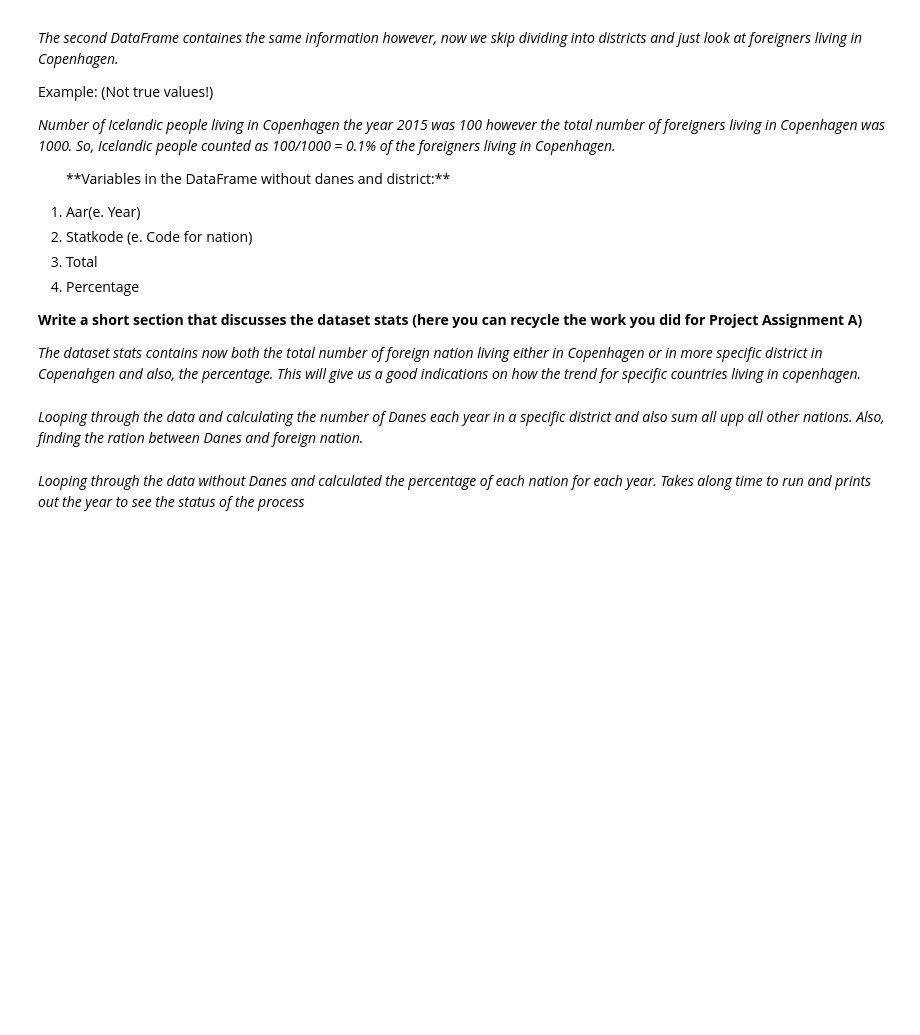
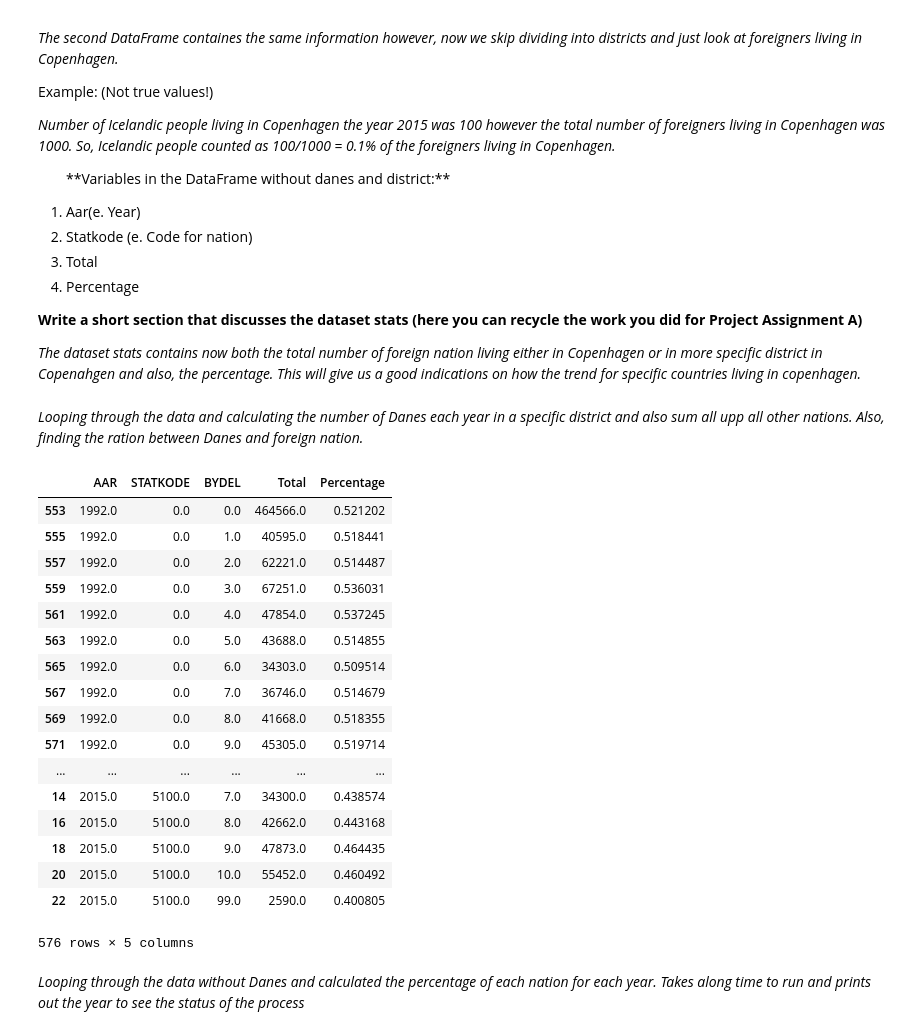
Before and after one commit to aripalli/CPH-data-analysis, a Jupyter notebook: Bubbi/Befolking.ipynb, the cells around one changed output. Cells and saved outputs as stored; diff of their text form; code cells hidden in the pictures; blank space fills up the shorter version.

Commit message:
Update on the data

```diff
--- a/Bubbi/Befolking.ipynb
+++ b/Bubbi/Befolking.ipynb
@@ -91,12 +91,20 @@ Example: (Not true values!)
 StatkodeList = BefolkingKBH_Data_noDanes.STATKODE.unique()
 BydelList = BefolkingKBH_Data_noDanes.BYDEL.unique()
 AlderList = BefolkingKBH_Data_noDanes.ALDER.unique()
+AarList = BefolkingKBH_Data_noDanes.AAR.unique()
 # %% [markdown]
 *Looping through the data and calculating the number of Danes each year in a specific district and also sum all upp all other nations. Also, finding the ration between Danes and foreign nation.*
 # %%
 # Here we process a dataset with the danes!
 Data_Array = np.array([]).reshape(0,5) # Create a numpy array
 for val,Year in enumerate(AarList):
+    Total_Dane = sum((BefolkingKBH_Data[((BefolkingKBH_Data['AAR'] == Year)
+                               & (BefolkingKBH_Data['STATKODE'] == 5100) )])['PERSONER'])
+    Total_Other = sum((BefolkingKBH_Data[((BefolkingKBH_Data['AAR'] == Year)
+                                        & ( (BefolkingKBH_Data['STATKODE'] is not 5100)))])['PERSONER'])
+    data = Total_Dane/(Total_Other+Total_Dane)
+    Data_Array = np.append(Data_Array,[[Year,5100.0,0,Total_Dane,data]],axis = 0)
+    Data_Array = np.append(Data_Array,[[Year,0.0,0,Total_Other,1-data]],axis = 0)
     for val3,District in enumerate(BydelList):
         Total_Dane = sum((BefolkingKBH_Data[((BefolkingKBH_Data['AAR'] == Year)
                                         & (BefolkingKBH_Data['BYDEL'] == District)
@@ -112,6 +120,27 @@ for val,Year in enumerate(AarList):
 # Create a dataframe from the numpy array and sort based on year, country number and district.
 Kbh_Stats = pd.DataFrame(Data_Array, columns = ['AAR', 'STATKODE', 'BYDEL','Total','Percentage'])
 Kbh_Stats = Kbh_Stats.sort_values(['AAR', 'STATKODE', 'BYDEL'], ascending = [1,1,1])
+# %%
+Kbh_Stats
+# %% [output]
+|  | AAR | STATKODE | BYDEL | Total | Percentage |
+| 553 | 1992.0 | 0.0 | 0.0 | 464566.0 | 0.521202 |
+| 555 | 1992.0 | 0.0 | 1.0 | 40595.0 | 0.518441 |
+| 557 | 1992.0 | 0.0 | 2.0 | 62221.0 | 0.514487 |
+| 559 | 1992.0 | 0.0 | 3.0 | 67251.0 | 0.536031 |
+| 561 | 1992.0 | 0.0 | 4.0 | 47854.0 | 0.537245 |
+| 563 | 1992.0 | 0.0 | 5.0 | 43688.0 | 0.514855 |
+| 565 | 1992.0 | 0.0 | 6.0 | 34303.0 | 0.509514 |
+| 567 | 1992.0 | 0.0 | 7.0 | 36746.0 | 0.514679 |
+| 569 | 1992.0 | 0.0 | 8.0 | 41668.0 | 0.518355 |
+| 571 | 1992.0 | 0.0 | 9.0 | 45305.0 | 0.519714 |
+| ... | ... | ... | ... | ... | ... |
+| 14 | 2015.0 | 5100.0 | 7.0 | 34300.0 | 0.438574 |
+| 16 | 2015.0 | 5100.0 | 8.0 | 42662.0 | 0.443168 |
+| 18 | 2015.0 | 5100.0 | 9.0 | 47873.0 | 0.464435 |
+| 20 | 2015.0 | 5100.0 | 10.0 | 55452.0 | 0.460492 |
+| 22 | 2015.0 | 5100.0 | 99.0 | 2590.0 | 0.400805 |
+576 rows × 5 columns
 # %% [markdown]
 *Looping through the data without Danes and calculated the percentage of each nation for each year. Takes along time to run and prints out the year to see the status of the process*
 # %%
```
Also changed, not shown: parts of 10 cells of this notebook, 3 other files.
